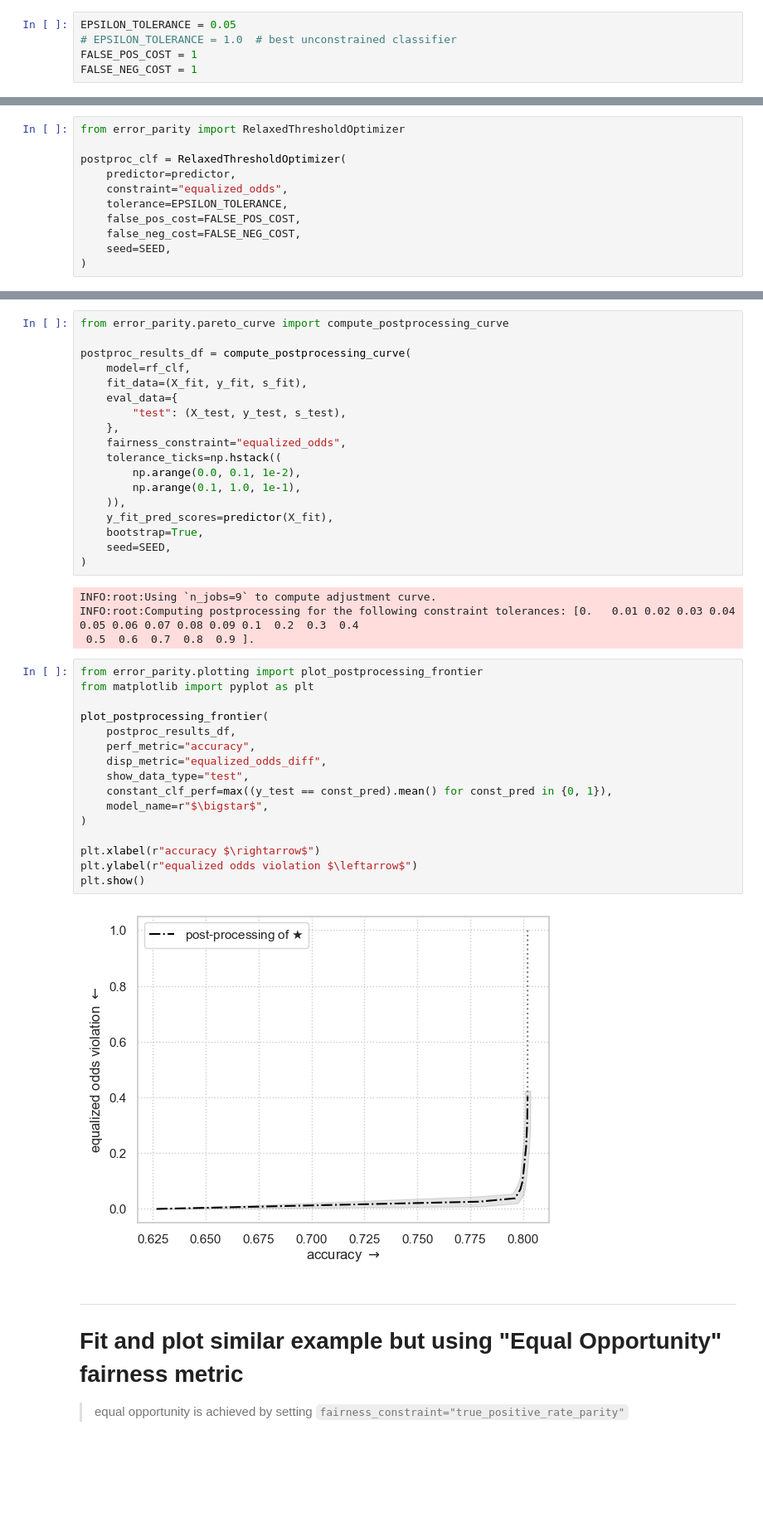
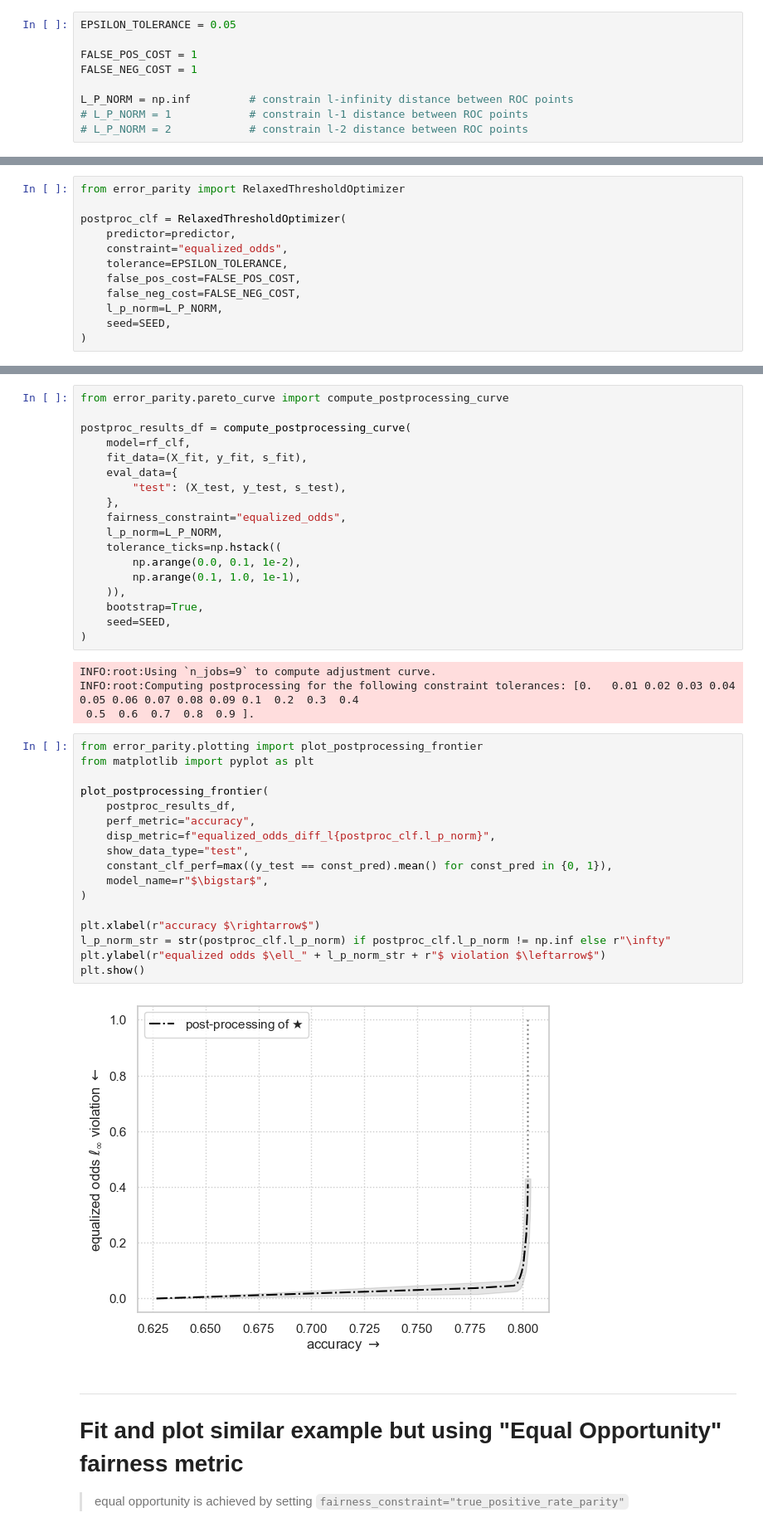
Before and after one commit to socialfoundations/error-parity, a Jupyter notebook: examples/relaxed-equalized-odds.usage-example-folktables.ipynb, the cells around one changed output, grey strips where cells are left out. Shown at 83% size. Saved outputs shown, nothing was run; the diff lists cells and outputs as text; blank space fills up the shorter version.

```diff
--- a/examples/relaxed-equalized-odds.usage-example-folktables.ipynb
+++ b/examples/relaxed-equalized-odds.usage-example-folktables.ipynb
@@ -128,9 +128,13 @@ print(f"Global prevalence: {actual_prevalence:.1%}")
 Global prevalence: 37.2%
 # %%
 EPSILON_TOLERANCE = 0.05
-# EPSILON_TOLERANCE = 1.0  # best unconstrained classifier
+
 FALSE_POS_COST = 1
 FALSE_NEG_COST = 1
+
+L_P_NORM = np.inf         # constrain l-infinity distance between ROC points
+# L_P_NORM = 1            # constrain l-1 distance between ROC points
+# L_P_NORM = 2            # constrain l-2 distance between ROC points
 # %% [markdown]
 ---
 ## Given a trained predictor (that outputs real-valued scores)
@@ -167,6 +172,7 @@ postproc_clf = RelaxedThresholdOptimizer(
     tolerance=EPSILON_TOLERANCE,
     false_pos_cost=FALSE_POS_COST,
     false_neg_cost=FALSE_NEG_COST,
+    l_p_norm=L_P_NORM,
     seed=SEED,
 )
 # %%
@@ -385,11 +394,11 @@ postproc_results_df = compute_postprocessing_curve(
         "test": (X_test, y_test, s_test),
     },
     fairness_constraint="equalized_odds",
+    l_p_norm=L_P_NORM,
     tolerance_ticks=np.hstack((
         np.arange(0.0, 0.1, 1e-2),
         np.arange(0.1, 1.0, 1e-1),
     )),
-    y_fit_pred_scores=predictor(X_fit),
     bootstrap=True,
     seed=SEED,
 )
@@ -400,21 +409,22 @@ INFO:root:Computing postprocessing for the following constraint tolerances: [0.
 # %%
 from error_parity.plotting import plot_postprocessing_frontier
 from matplotlib import pyplot as plt
 
 plot_postprocessing_frontier(
     postproc_results_df,
     perf_metric="accuracy",
-    disp_metric="equalized_odds_diff",
+    disp_metric=f"equalized_odds_diff_l{postproc_clf.l_p_norm}",
     show_data_type="test",
     constant_clf_perf=max((y_test == const_pred).mean() for const_pred in {0, 1}),
     model_name=r"$\bigstar$",
 )
 
 plt.xlabel(r"accuracy $\rightarrow$")
-plt.ylabel(r"equalized odds violation $\leftarrow$")
+l_p_norm_str = str(postproc_clf.l_p_norm) if postproc_clf.l_p_norm != np.inf else r"\infty"
+plt.ylabel(r"equalized odds $\ell_" + l_p_norm_str + r"$ violation $\leftarrow$")
 plt.show()
 # %% [output]
-[figure, old version]
+[figure, new version]
 # %% [markdown]
 ---
 # Fit and plot similar example but using "Equal Opportunity" fairness metric
```
Also changed, not shown: parts of 18 cells of this notebook, 6 other files.
